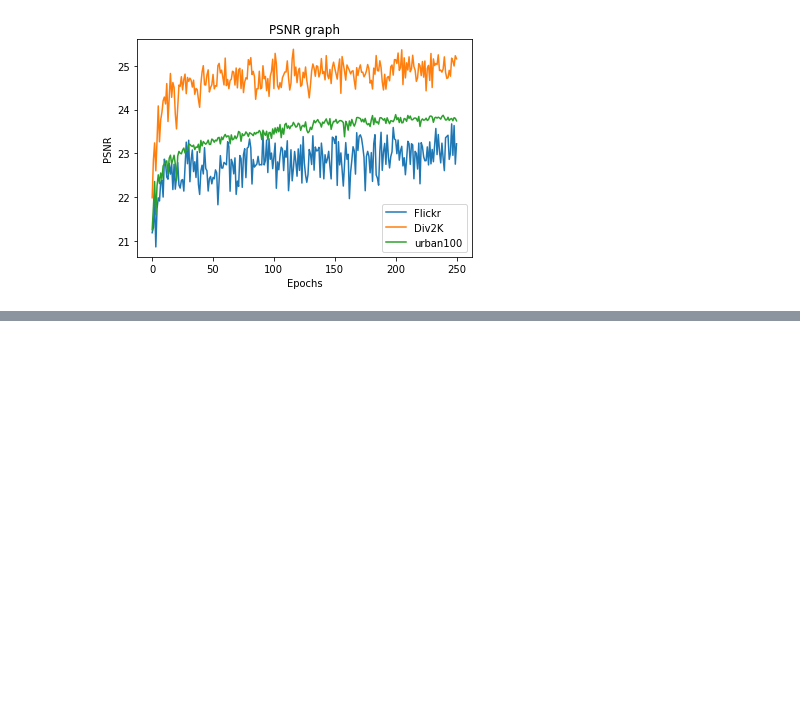
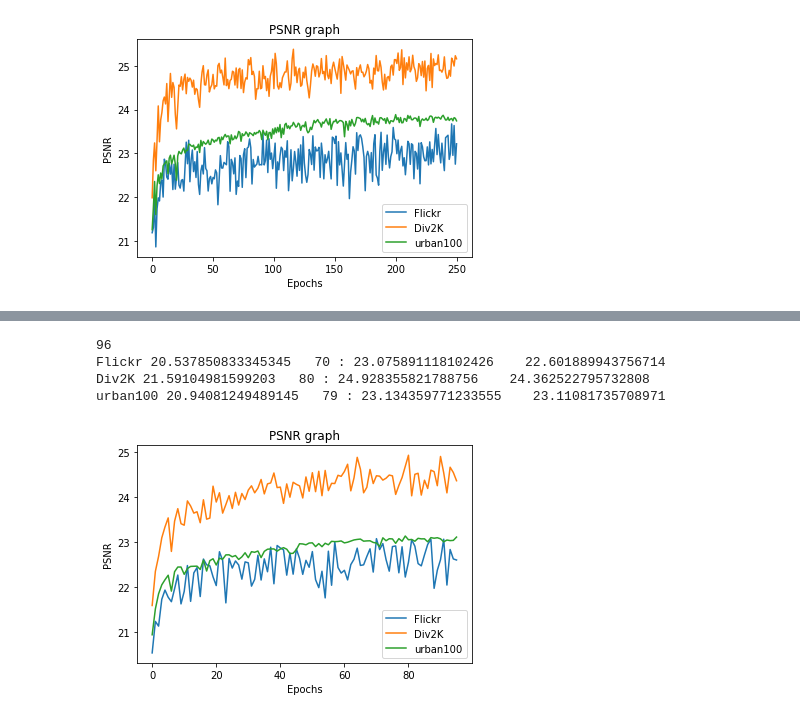
Before and after one commit to Shrsh/Super_Resolution_Networks, a Jupyter notebook: Graphs.ipynb, the cells around one changed output, grey strips where cells are left out. Drawn from its saved outputs; the diff is of its cells as text; code cells hidden in the pictures; blank space fills up the shorter version.

```diff
--- a/Graphs.ipynb
+++ b/Graphs.ipynb
@@ -1586,0 +1587,31 @@ urban100 21.726422656870213   106 : 23.822131056110123    23.754995161839982
+# %%
+##6 RDB in parallel with RFB
+##Scale=1 for RDB
+##Scale=0.2 for RFB
+#Using relu and Kaiming(0.3 scaled)
+path = "/home/harsh.shukla/SRCNN/SRSN_results/PSNR_flickr.txt"
+dbfile = open(path, 'rb')
+db1 = pickle.load(dbfile)
+path = "/home/harsh.shukla/SRCNN/SRSN_results/PSNR_div.txt"
+dbfile = open(path, 'rb')
+db2 = pickle.load(dbfile)
+path = "/home/harsh.shukla/SRCNN/SRSN_results/PSNR_bsd.txt"
+dbfile = open(path, 'rb')
+db3 = pickle.load(dbfile)
+plt.plot(db1,label="Flickr")
+plt.plot(db2,label="Div2K")
+plt.plot(db3,label="urban100")
+plt.title('PSNR graph')
+plt.ylabel('PSNR')
+plt.xlabel('Epochs')
+plt.legend()
+print(len(db1))
+print("Flickr",db1[0]," ",db1.index(max(db1)),":",max(db1),"  ",db1[-1])
+print("Div2K",db2[0]," ",db2.index(max(db2)),":",max(db2),"  ",db2[-1])
+print("urban100",db3[0]," ",db3.index(max(db3)),":",max(db3),"  ",db3[-1])
+# %% [output]
+96
+Flickr 20.537850833345345   70 : 23.075891118102426    22.601889943756714
+Div2K 21.59104981599203   80 : 24.928355821788756    24.362522795732808
+urban100 20.94081249489145   79 : 23.134359771233555    23.11081735708971
+[figure, added]
```
Also changed, not shown: parts of 41 cells of this notebook, 6 other files.
